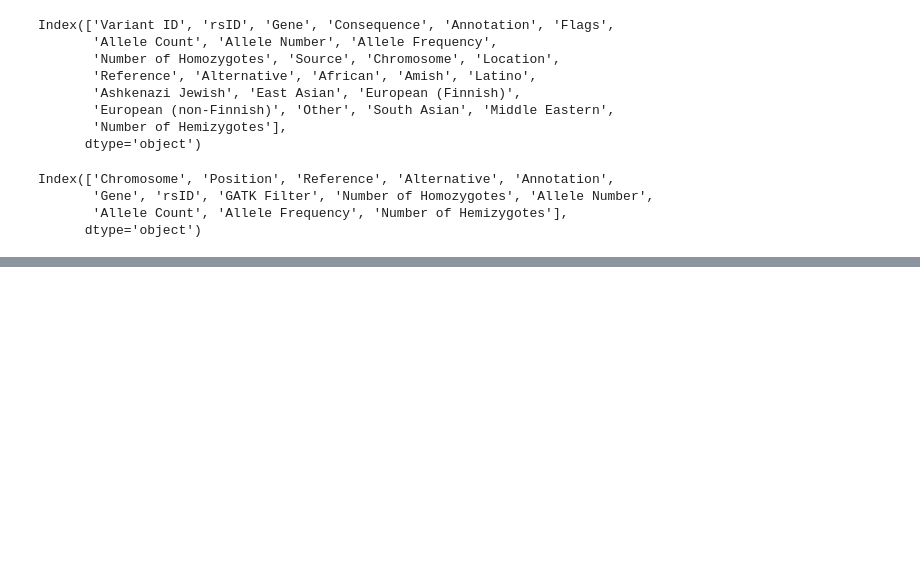
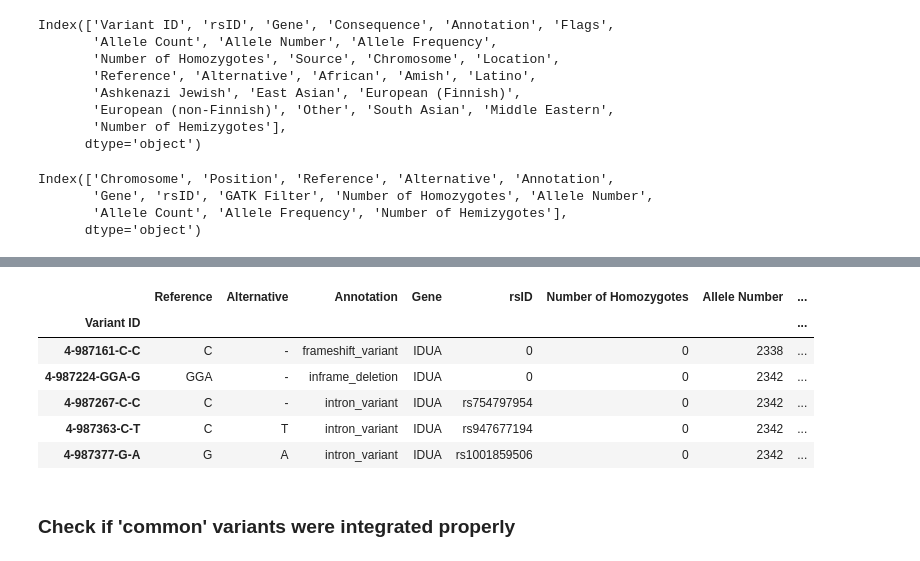
Before and after one commit to bioinfo-hcpa/biovars, a Jupyter notebook: notebooks/integration.ipynb, the cells around one changed output, grey strips where cells are left out. Cells and saved outputs as stored; diff of their text form; code cells hidden in the pictures; blank space fills up the shorter version.

```diff
--- a/notebooks/integration.ipynb
+++ b/notebooks/integration.ipynb
@@ -321,0 +374,13 @@ integrated
+# %%
+after = integrated.loc[head_abraom_private_indexes][before.columns]
+after
+# %% [output]
+|  | Reference | Alternative | Annotation | Gene | rsID | Number of Homozygotes | Allele Number | ... |
+| Variant ID |  |  |  |  |  |  |  | ... |
+| 4-987161-C-C | C | - | frameshift_variant | IDUA | 0 | 0 | 2338 | ... |
+| 4-987224-GGA-G | GGA | - | inframe_deletion | IDUA | 0 | 0 | 2342 | ... |
+| 4-987267-C-C | C | - | intron_variant | IDUA | rs754797954 | 0 | 2342 | ... |
+| 4-987363-C-T | C | T | intron_variant | IDUA | rs947677194 | 0 | 2342 | ... |
+| 4-987377-G-A | G | A | intron_variant | IDUA | rs1001859506 | 0 | 2342 | ... |
+# %% [markdown]
+### Check if 'common' variants were integrated properly
```
Also changed, not shown: parts of 27 cells of this notebook.
